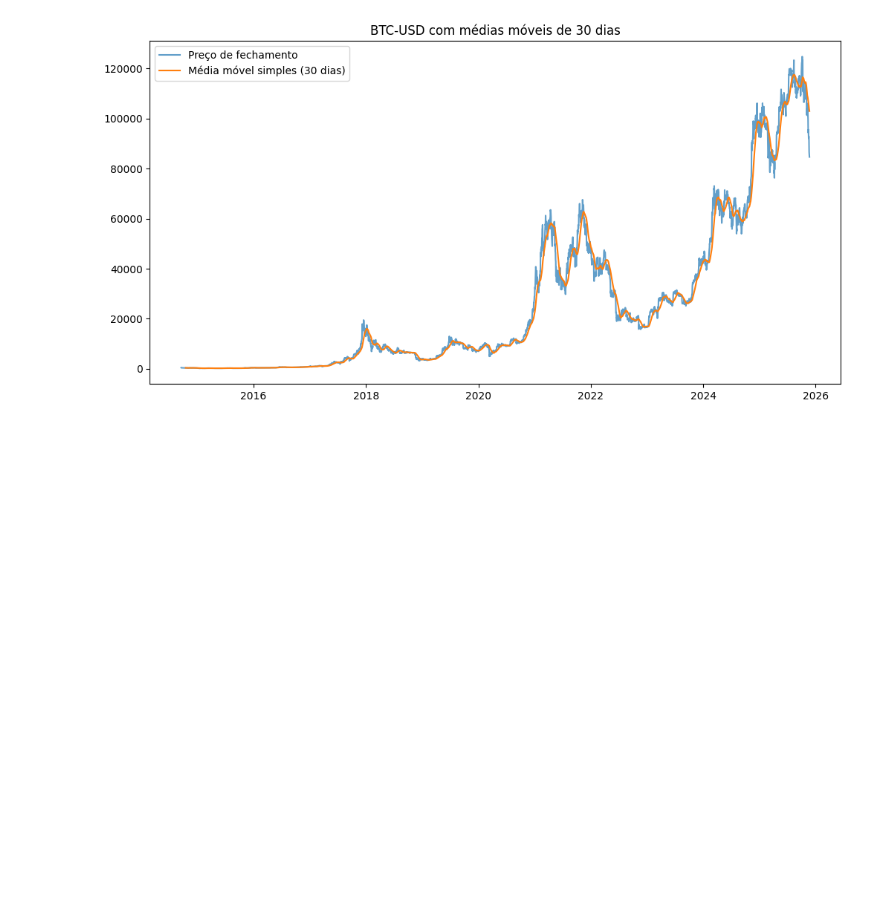
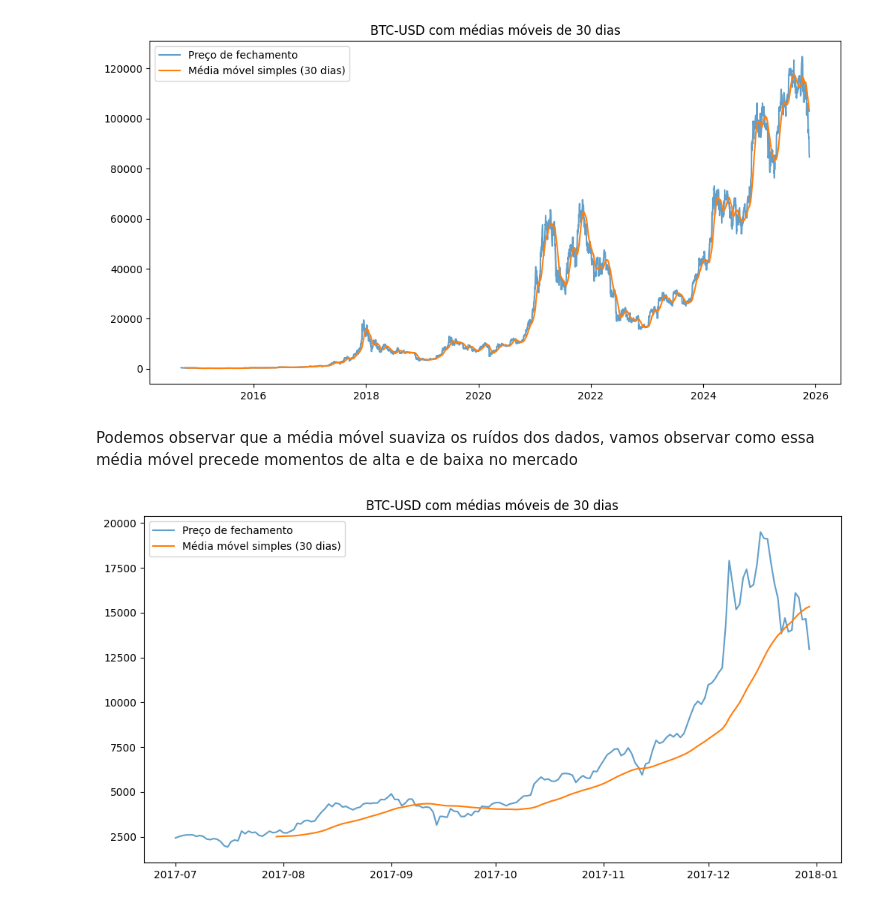
Before and after one commit to Kaue2/Bitcoin-analise-temporal, a Jupyter notebook: notebooks/Analise_serie_temporal.ipynb, the cells around one changed output. Saved outputs shown, nothing was run; the diff lists cells and outputs as text; code cells hidden in the pictures; blank space fills up the shorter version.

```diff
--- a/notebooks/Analise_serie_temporal.ipynb
+++ b/notebooks/Analise_serie_temporal.ipynb
@@ -25,3 +31,21 @@ plt.title('BTC-USD com médias móveis de 30 dias')
 plt.show()
 # %% [output]
 [figure]
+# %% [markdown]
+Podemos observar que a média móvel suaviza os ruídos dos dados, vamos observar como essa média móvel precede momentos de alta e de baixa no mercado
+# %%
+momento_alta = btc[(btc.index >= "2017-07-01")
+    & (btc.index <= "2018-06-30")].copy()
+#print(momento_alta.head());
+momento_alta['MediaAlta'] = momento_alta['Close'].rolling(window=30).mean()
+
+plt.figure(figsize=(12, 6))
+plt.plot(momento_alta['Close'], label='Preço de fechamento', alpha=0.7)
+plt.plot(momento_alta['MediaAlta'],
+         label='Média móvel simples (30 dias)',
+         linestyle='solid')
+plt.legend()
+plt.title('BTC-USD com médias móveis de 30 dias')
+plt.show()
+# %% [output]
+[figure, added]
```
Also changed, not shown: parts of 6 cells of this notebook, 1 other file.
